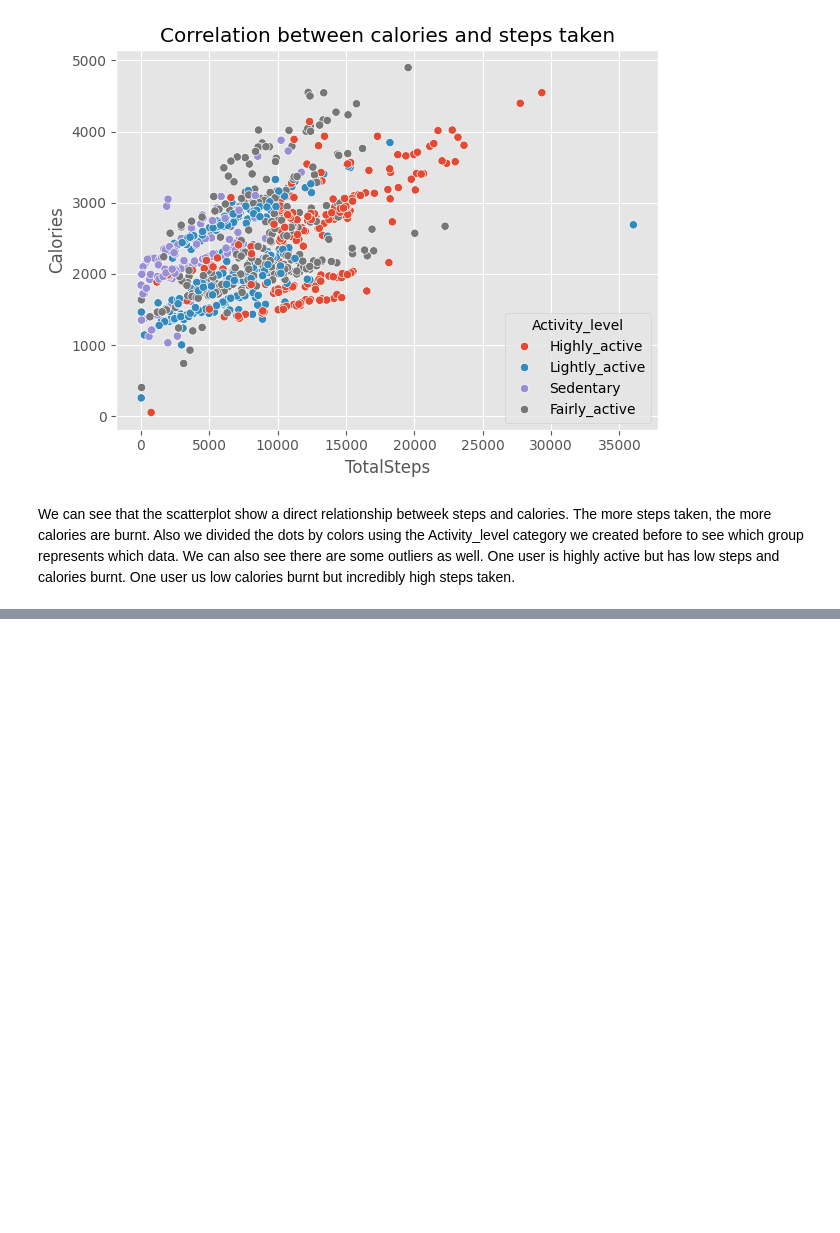
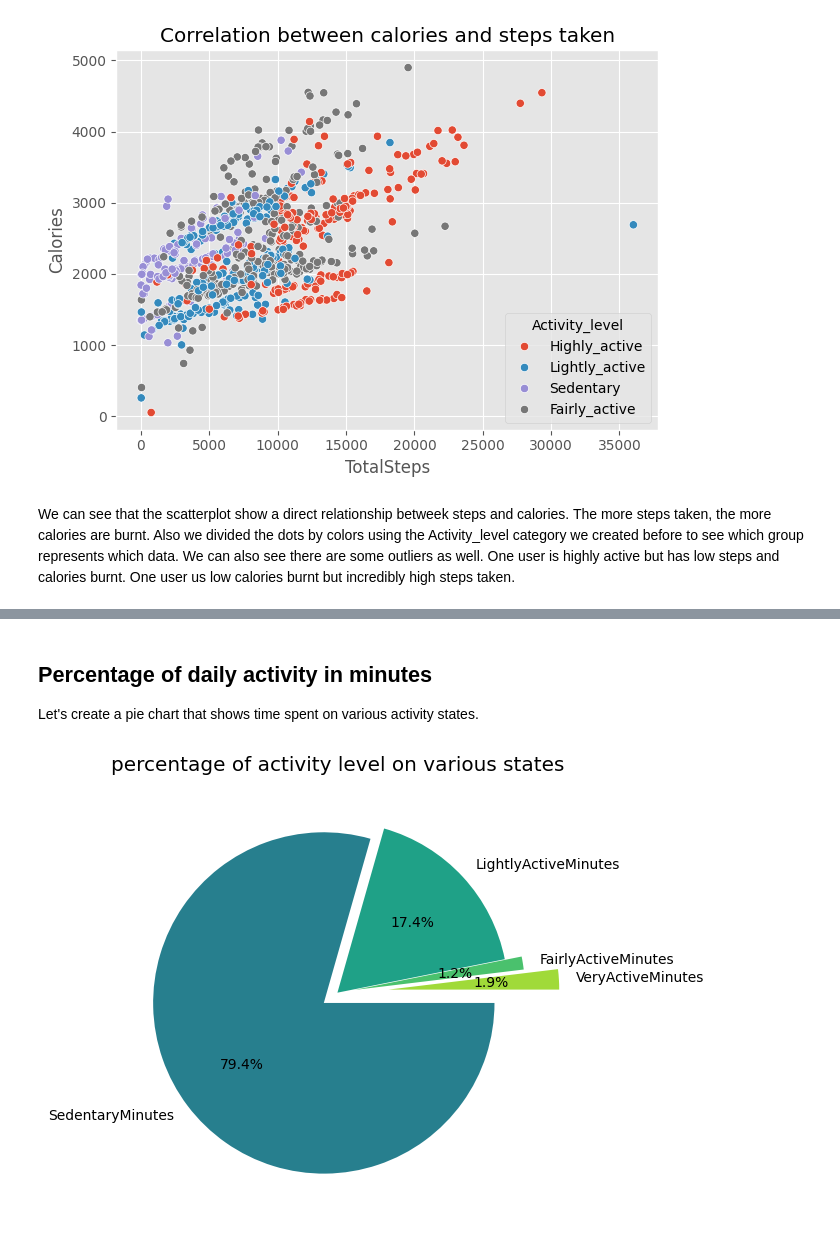
Before and after one commit to PramitKhatri/Bellabeat-data-analysis-case-study, a Jupyter notebook: notebook4521ead505.ipynb, the cells around one changed output, grey strips where cells are left out. Cells and saved outputs as stored; diff of their text form; code cells hidden in the pictures; blank space fills up the shorter version.

```diff
--- a/notebook4521ead505.ipynb
+++ b/notebook4521ead505.ipynb
@@ -562,0 +563,21 @@ plt.show()
+# %% [markdown]
+## Percentage of daily activity in minutes
+Let's create a pie chart that shows time spent on various activity states.
+# %%
+Total_VeryActiveMinutes = df_sub['VeryActiveMinutes'].sum()
+Total_FairlyActiveMinutes=df_sub['FairlyActiveMinutes'].sum()
+Total_LightlyActiveMinutes=df_sub['LightlyActiveMinutes'].sum()
+Total_SedentaryMinutes=df_sub['SedentaryMinutes'].sum()
+
+pie_slices=[Total_VeryActiveMinutes,Total_FairlyActiveMinutes,Total_LightlyActiveMinutes,Total_SedentaryMinutes] # slices for the pie
+labels=['VeryActiveMinutes', 'FairlyActiveMinutes', 'LightlyActiveMinutes', 'SedentaryMinutes'] #labels for the slices
+
+explode = [0.3,0.1,0,0.1] #Pops out the slices
+
+plt.pie(pie_slices, labels = labels, explode = explode, colors=sns.color_palette('viridis_r'), autopct = '%1.1f%%' ) # to show percentages inside the pie: autopct = '%1.1f%%'
+
+plt.title('percentage of activity level on various states')
+plt.tight_layout()
+plt.show()
+# %% [output]
+[figure, added]
```
Also changed, not shown: parts of 15 cells of this notebook.
